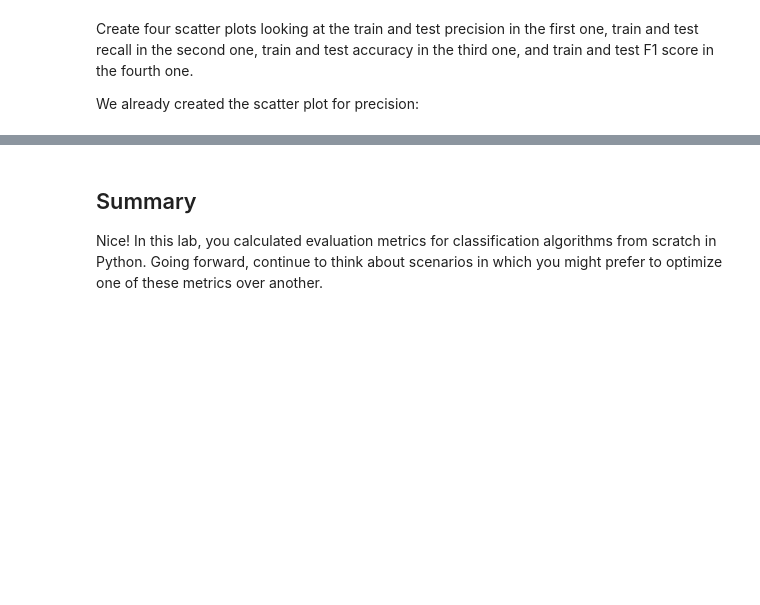
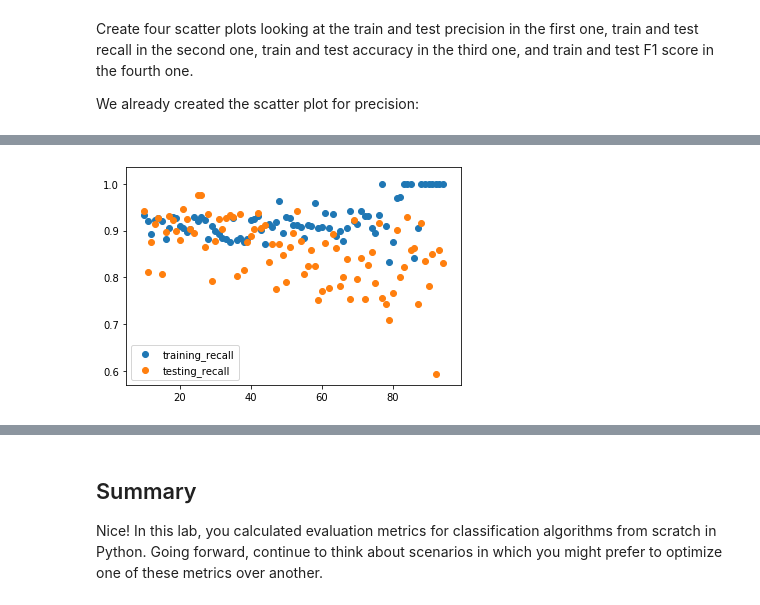
Before and after one commit to poariston/dsc-evaluating-logistic-regression-models-lab-online-ds-sp-000, a Jupyter notebook: index.ipynb, the cells around one changed output, grey strips where cells are left out. Saved outputs shown, nothing was run; the diff lists cells and outputs as text; code cells hidden in the pictures; blank space fills up the shorter version.

```diff
--- a/index.ipynb
+++ b/index.ipynb
@@ -230,10 +230,28 @@ training_f1 = []
 testing_f1 = []
 
 for i in range(10, 95):
-    X_train, X_test, y_train, y_test = train_test_split(X, y, test_size= None) # replace the "None" here
+    X_train, X_test, y_train, y_test = train_test_split(X, y, test_size= i/100) # replace the "None" here
     logreg = LogisticRegression(fit_intercept=False, C=1e20, solver='liblinear')
-    model_log = None
-    y_hat_test = None
-    y_hat_train = None
+    model_log = logreg.fit(X_train,y_train)
+    y_hat_test = model_log.predict(X_test)
+    y_hat_train = model_log.predict(X_train)
 
     # Your code here
+    # compute currnet values of recall precision accuracy and f1score
+    ptrain=precision_score(y_train,y_hat_train)
+    rtrain=recall_score(y_train,y_hat_train)
+    atrain=accuracy_score(y_train,y_hat_train)
+    f1train=f1_score(y_train,y_hat_train)
+    ptest=precision_score(y_test,y_hat_test)
+    rtest=recall_score(y_test,y_hat_test)
+    atest=accuracy_score(y_test,y_hat_test)
+    f1test=f1_score(y_test,y_hat_test)
+    # update  lists with the curent values
+    training_precision.append(ptrain)
+    testing_precision.append(ptest)
+    training_recall.append(rtrain)
+    testing_recall.append(rtest)
+    training_accuracy.append(atrain)
+    testing_accuracy.append(atest)
+    training_f1.append(f1train)
+    testing_f1.append(f1test)
@@ -255,0 +278,9 @@ plt.show()
+# %%
+# Train and test recall
+
+plt.scatter(list(range(10, 95)), training_recall, label='training_recall')
+plt.scatter(list(range(10, 95)), testing_recall, label='testing_recall')
+plt.legend()
+plt.show()
+# %% [output]
+[figure, added]
```
Also changed, not shown: parts of 17 cells of this notebook.
